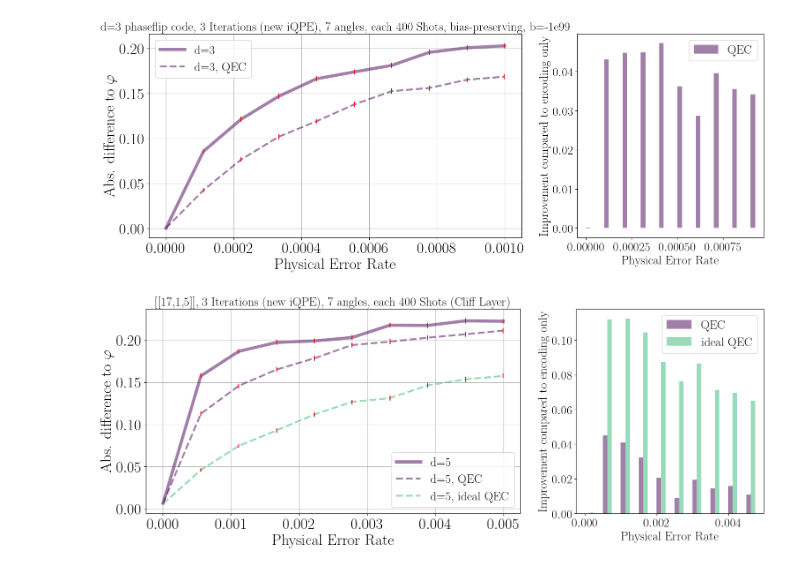
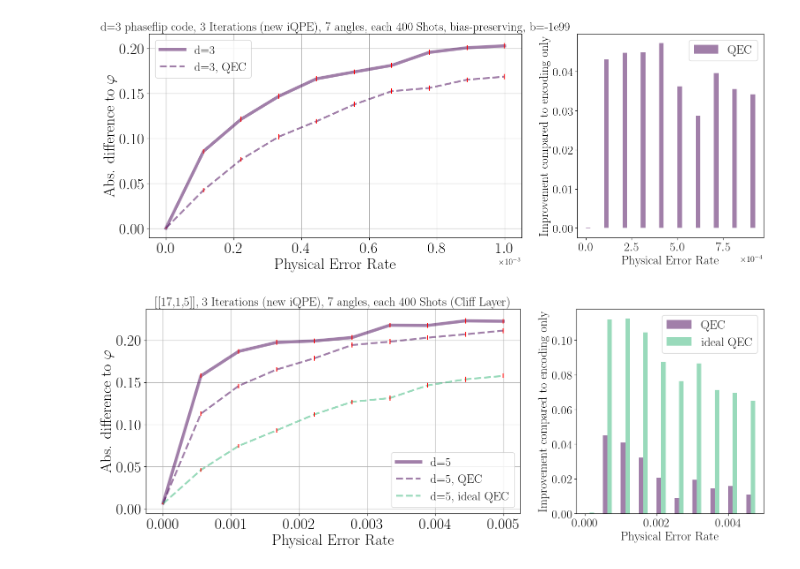
Before and after one commit to RicemanBoy/iqpe, a Jupyter notebook: repcode.ipynb, the cells around one changed output. Cells and saved outputs as stored; diff of their text form; code cells hidden in the pictures.

```diff
--- a/repcode.ipynb
+++ b/repcode.ipynb
@@ -111,35 +111,36 @@ ax2.bar(
 #     x + 3 * bar_width,
 #     ftqec_lots_counts,
 #     width=bar_width,
 #     align="edge",
 #     alpha=0.5,
 #     color=colors[5],
 #     label="2-FTEC (lots)"
 # )
 
 # ax2.bar(
 #     x +  bar_width,
 #     idealqec_lots_counts,
 #     width=bar_width,
 #     align="edge",
 #     alpha=0.5,
 #     color=colors[4],
 #     label="ideal QEC"
 # )
 
 
 ax2.legend(fontsize=20)
-
 ax2.tick_params(axis='both', which='major', labelsize=20)
 ax2.set_xlabel("Physical Error Rate", fontsize=20)
 ax2.set_ylabel(r"Improvement compared to encoding only", fontsize=20)
+ax1.ticklabel_format(axis="x", style="sci", scilimits=(0, 0)), ax1.xaxis.get_offset_text().set_fontsize(14), ax2.xaxis.get_offset_text().set_fontsize(14)
+ax2.ticklabel_format(axis="x", style="sci", scilimits=(0, 0))
 
 ############################################################################################################################
 #plt.tight_layout()
 # plt.savefig("14.png", bbox_inches="tight" ,dpi=200)
 plt.show()
 # %% [output]
-[figure, old version]
+[figure, new version]
 # %%
 # [[17,1,5]] code, ramsey, 3 iterations, standard QEC via lookup table
 shots = 400
```
Also changed, not shown: 3 other files.
